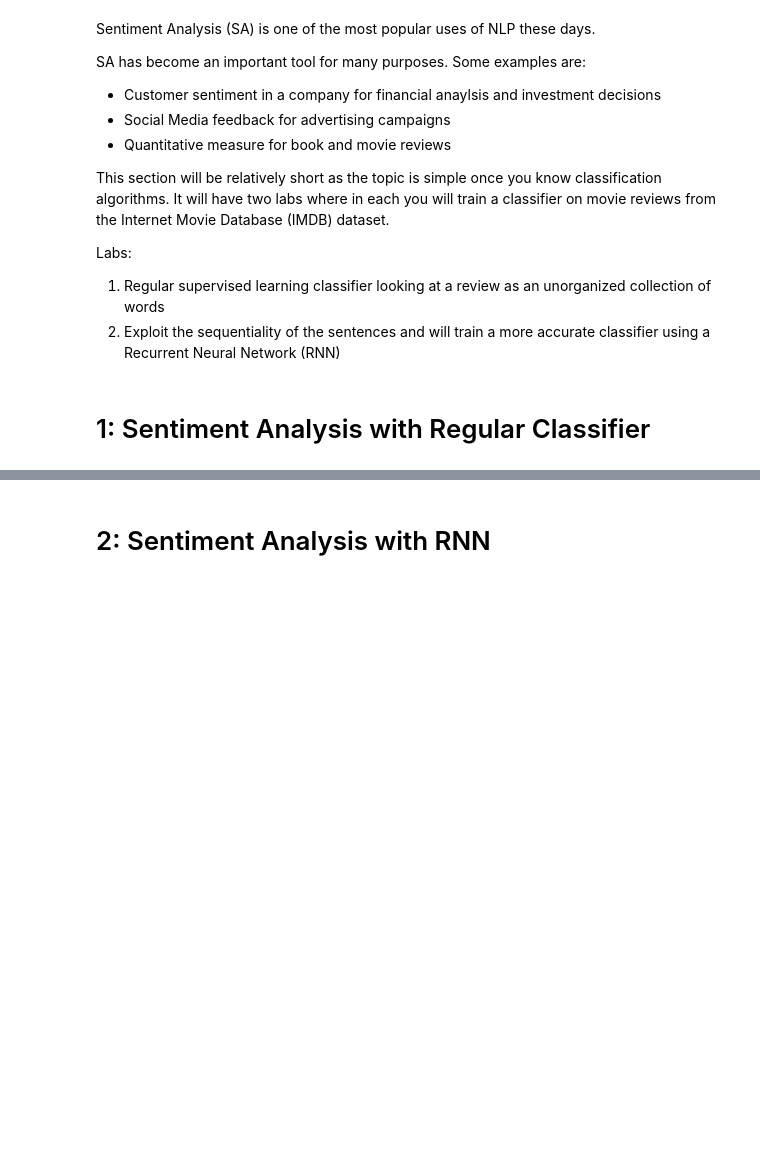
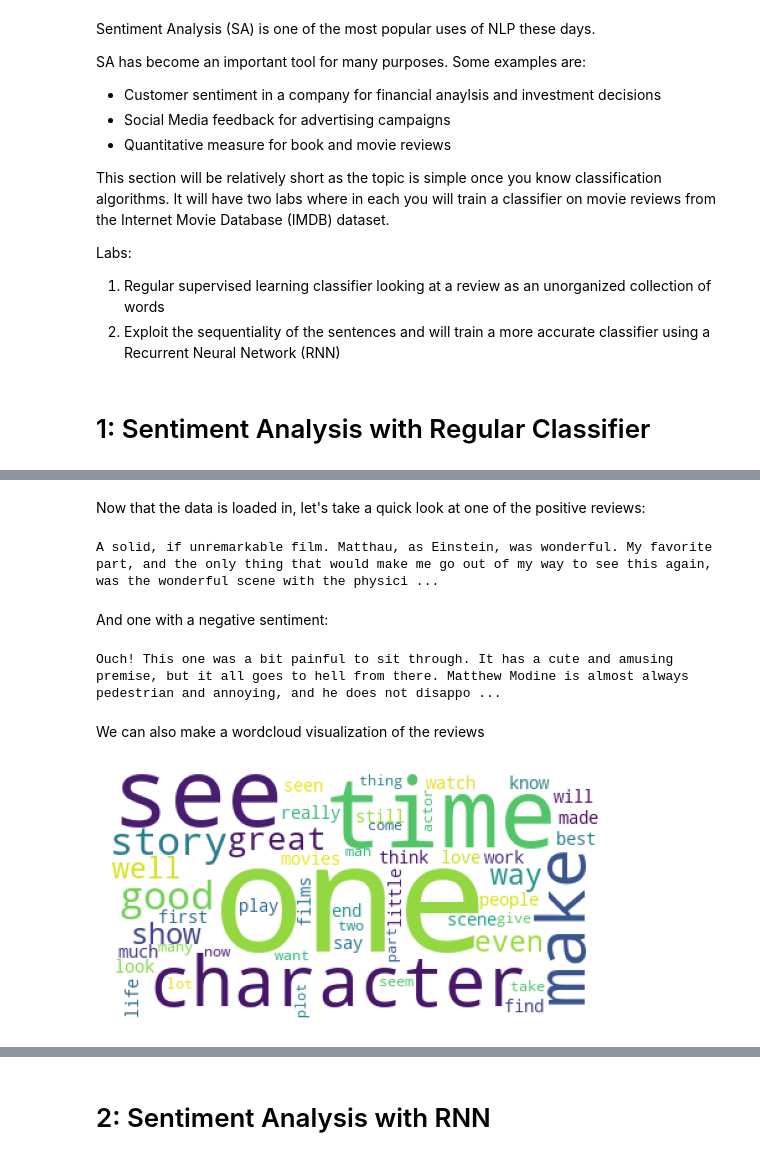
Before and after one commit to ChristopherDaigle/udacity_nlp_nanodeg, a Jupyter notebook: 02_computing-with-NLP/04_sentiment_analysis.ipynb, the cells around one changed output, grey strips where cells are left out. Drawn from its saved outputs; the diff is of its cells as text; code cells hidden in the pictures; blank space fills up the shorter version.

```diff
--- a/02_computing-with-NLP/04_sentiment_analysis.ipynb
+++ b/02_computing-with-NLP/04_sentiment_analysis.ipynb
@@ -50,0 +132,36 @@ But now, how do we deal with words that are represented more than once? What if
+# %% [markdown]
+Now that the data is loaded in, let's take a quick look at one of the positive reviews:
+# %%
+print(data['train']['pos'][2])
+# %% [output]
+A solid, if unremarkable film. Matthau, as Einstein, was wonderful. My favorite part, and the only thing that would make me go out of my way to see this again, was the wonderful scene with the physici ...
+# %% [markdown]
+And one with a negative sentiment:
+# %%
+print(data['train']['neg'][2])
+# %% [output]
+Ouch! This one was a bit painful to sit through. It has a cute and amusing premise, but it all goes to hell from there. Matthew Modine is almost always pedestrian and annoying, and he does not disappo ...
+# %% [markdown]
+We can also make a wordcloud visualization of the reviews
+# %%
+import matplotlib.pyplot as plt
+%matplotlib inline
+
+from wordcloud import WordCloud, STOPWORDS
+
+sentiment = 'pos'
+
+# Combine all reviews for the desired sentiment
+combined_text = " ".join([review for review in data['train'][sentiment]])
+
+# Initialize wordcloud object
+wc = WordCloud(background_color='white', max_words=50,
+        # update stopwords to include common words like film and movie
+        stopwords = STOPWORDS.update(['br','film','movie']))
+
+# Generate and plot wordcloud
+plt.imshow(wc.generate(combined_text))
+plt.axis('off')
+plt.show()
+# %% [output]
+[figure, added]
```
Also changed, not shown: parts of 26 cells of this notebook.
